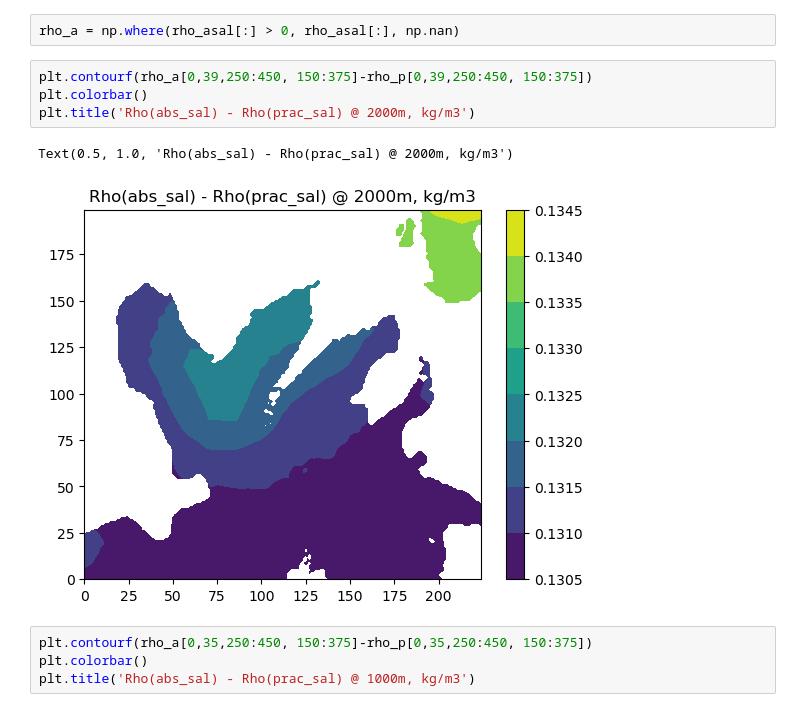
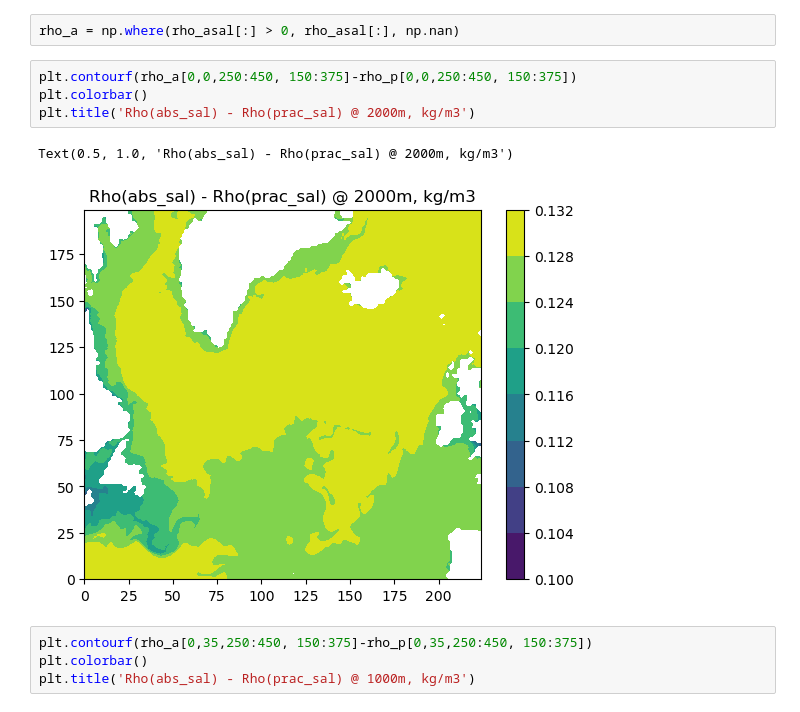
Before and after one commit to gekirkpatrick/NEMO-Analysis-Base-Scripts, a Jupyter notebook: water_mass_transports.ipynb, the cells around one changed output. Saved outputs shown, nothing was run; the diff lists cells and outputs as text.

```diff
--- a/water_mass_transports.ipynb
+++ b/water_mass_transports.ipynb
@@ -356,12 +356,12 @@ rho_p = np.where(rho_psal[:] > 0, rho_psal[:], np.nan)
 # %%
 rho_a = np.where(rho_asal[:] > 0, rho_asal[:], np.nan)
 # %%
-plt.contourf(rho_a[0,39,250:450, 150:375]-rho_p[0,39,250:450, 150:375])
+plt.contourf(rho_a[0,0,250:450, 150:375]-rho_p[0,0,250:450, 150:375])
 plt.colorbar()
 plt.title('Rho(abs_sal) - Rho(prac_sal) @ 2000m, kg/m3')
 # %% [output]
 Text(0.5, 1.0, 'Rho(abs_sal) - Rho(prac_sal) @ 2000m, kg/m3')
-[figure, old version]
+[figure, new version]
 # %%
 plt.contourf(rho_a[0,35,250:450, 150:375]-rho_p[0,35,250:450, 150:375])
 plt.colorbar()
```
Also changed, not shown: 5 other files.
